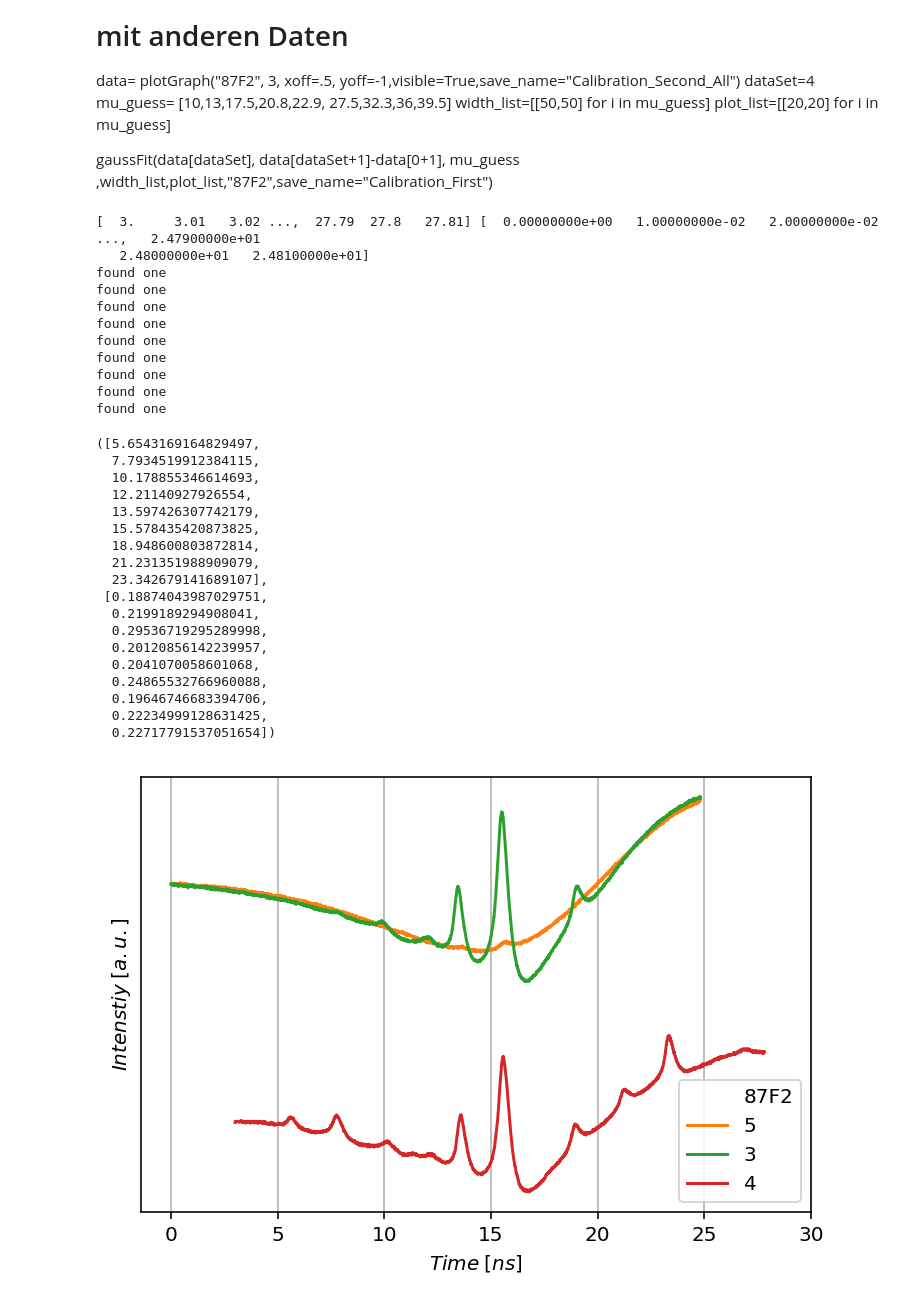
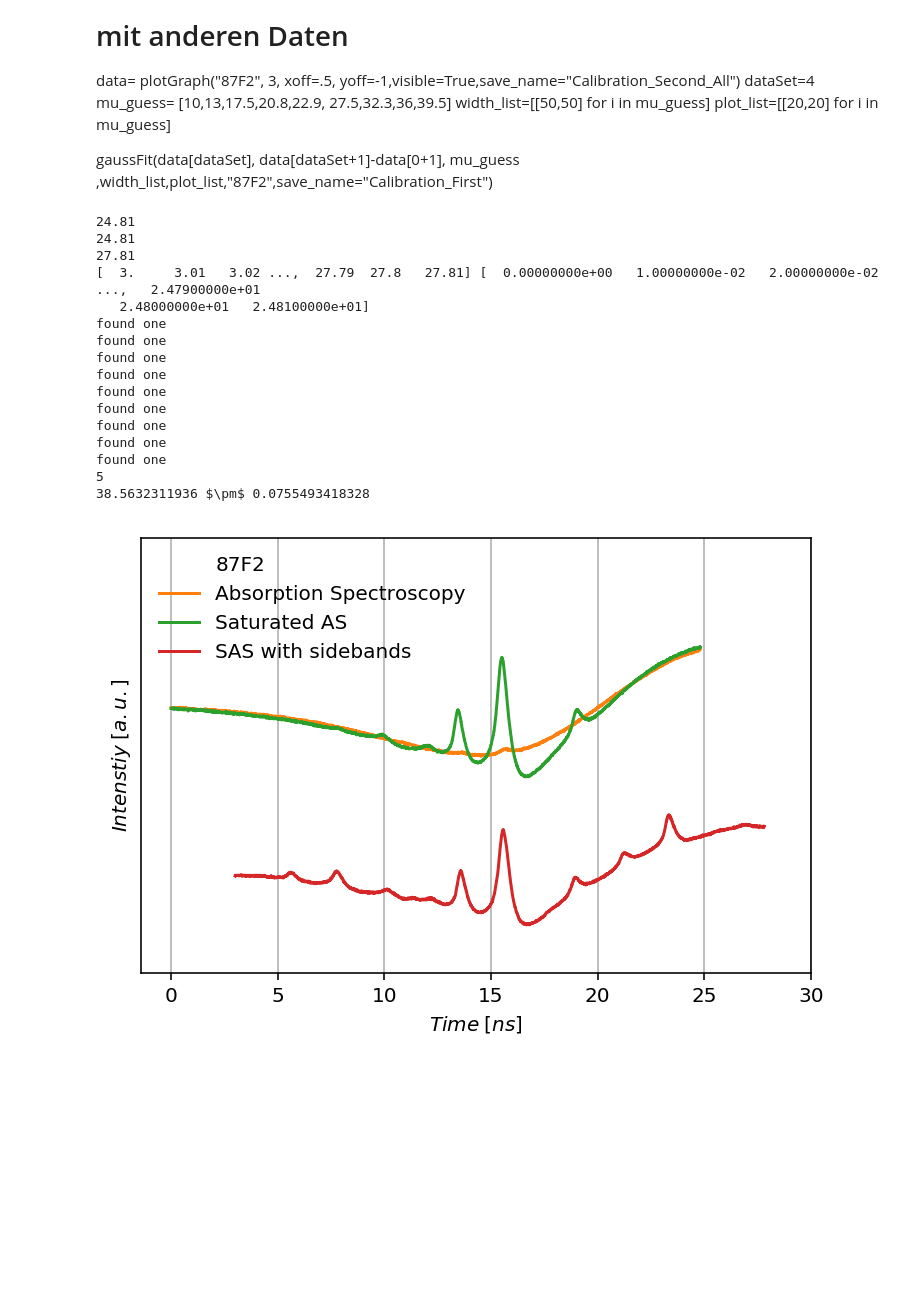
Before and after one commit to qwretz/fpraktikum, a Jupyter notebook: Laserspektroskopie/Wabalabadubduuub.ipynb, the cells around one changed output. Cells and saved outputs as stored; diff of their text form; code cells hidden in the pictures; blank space fills up the shorter version.

Commit message:
Plots fertig, jetzt .tex :(

```diff
--- a/Laserspektroskopie/Wabalabadubduuub.ipynb
+++ b/Laserspektroskopie/Wabalabadubduuub.ipynb
@@ -60,13 +66,14 @@ def find_cloeset_Pos_to_Value(array,value):
             continue
         return int(count)
 
-def gaussFit(time, intens, mu_guess,width_list, plot_list,ordner ,save_name=None):
-    mu_list,dmu_list=[],[]
+def gaussFit(time, intens, mu_guess,width_list, plot_list,ordner,peak_name_list ,split_legend=False,save_name=None):
+    mu_list,dmu_list  , legends=[],[],  []
     time_range=np.linspace(min(time),max(time),len(time))
 
     fig,ax=plt.subplots(dpi=144)
     ax.plot(time,intens,alpha=.4)
-    ax.plot([],[]," ", label=ordner)
+    jo, = ax.plot([],[]," ", label=ordner)
+    legends.append(jo)
 
     for i in range(len(mu_guess)):
         print("found one")
@@ -78,12 +85,21 @@ def gaussFit(time, intens, mu_guess,width_list, plot_list,ordner ,save_name=None
         plot_width=time_range[peak_pos-width[0]-plot_array[0] : peak_pos+width[1]+plot_array[1]]
 
         popt,pcov = cf(gauss, fit_width, intens[peak_pos-width[0] : peak_pos+width[1]], p0=[mu_guess[i], 1, 1, 1])
-        ax.plot( plot_width, gauss(plot_width,*popt),label=i+1)
+        leg, = ax.plot( plot_width, gauss(plot_width,*popt),label=peak_name_list[i])
+        legends.append(leg)
+
         mu_list.append(popt[0])
         dmu_list.append(abs(popt[1])) # sigma als fehler auf mu
 
     ax.set(yticks=[],ylabel="$Intenstiy\; [a.u.]$", xlabel="$Time\; [ns]$")
-    ax.legend()
+
+    if split_legend:
+        print(len(legends[:3]+legends[-2:]))
+        first_legend = ax.legend(handles=legends[:3]+legends[-2:],loc=2)
+        plt.gca().add_artist(first_legend)
+        ax.legend(handles=legends[3:-2],loc=1)
+    else: ax.legend()
+
     if save_name != None: fig.savefig("Plots/{}.png".format(save_name))
 
     return mu_list,dmu_list
@@ -98,9 +114,10 @@ plot_list=[[20,20] for i in mu_guess]
 
 gaussFit(data[dataSet], data[dataSet+1]-data[0+1], mu_guess ,width_list,plot_list,"87F2",save_name="Calibration_First")
 # %%
-data= plotGraph("87F2", 3, g=True,visible=True, xoff=3,yoff=-1,save_name="Calibration_Second_All")
+name_list=["Absorption Spectroscopy","Saturated AS", "SAS with sidebands"]
+data= plotGraph("87F2", 3,name_list, g=True,visible=True, xoff=3,yoff=-1,save_name="Calibration_Second_All")
 dataSet=4
-mu_guess= np.array([5.9,8,10.4,12.3,13.8, 15.8,18.75,21.4,23.6])
+mu_guess= np.array([5.9,8,10.4,12.3,13.8, 15.85,18.75,21.45,23.65])
 width_list=[[50,50] for i in mu_guess]
 plot_list=[[20,20] for i in mu_guess]
 
@@ -108,50 +125,46 @@ data[dataSet+1]-data[0+1]
 
 def shuffle_right(data,diff_offset=0): # SOLL: Erstellt eine ordentliche Differenzkurve erstellen, bzgl xoff
     print(data[0],data[2])
     shuffle,j ,first,stop=[],0 ,True,0
     for i in range(len(data[2])):
         a=round(data[0][j]*100)
         b=round(data[2][i]*100)
 
         if a != b: continue
         if first:
             stop=i
             first=False
         shuffle.append( data[1][j]-data[3][i])
         j+=1
     return shuffle ,stop
 
 shuffle, stop=shuffle_right([data[dataSet],data[dataSet+1],data[0],data[1]] , diff_offset=-1)
+peak_name_list=["SB CO13","SB CO23","CO12","F'=2","CO13","CO23","F'=3"  ,"SB CO13","SB CO23"]
 
-gaussFit(data[dataSet][stop:]-3, shuffle, mu_guess ,width_list,plot_list,"87F2",save_name="Calibration_Second_Real")
+mu,dmu=gaussFit(data[dataSet][stop:]-3, shuffle, mu_guess ,width_list,plot_list,"87F2", peak_name_list, split_legend=True,
+                  save_name="Calibration_Second_Real")
+
+diffs=[mu[4]-mu[0], mu[-2]-mu[4], mu[5]-mu[1], mu[-1]-mu[5]]
+ddiffs=[dmu[4]-dmu[0], dmu[-2]-dmu[4], dmu[5]-dmu[1], dmu[-1]-dmu[5]]
+umrechnungsfaktor = 300 / (sum(diffs)/len(diffs) )
+dumrechnungsfaktor = 300 * (sum(ddiffs)/len(ddiffs) ) /(sum(diffs)/len(diffs) )**2
+
+print(umrechnungsfaktor, "$\pm$", dumrechnungsfaktor)
 # %% [output]
+24.81
+24.81
+27.81
 [  3.     3.01   3.02 ...,  27.79  27.8   27.81] [  0.00000000e+00   1.00000000e-02   2.00000000e-02 ...,   2.47900000e+01
    2.48000000e+01   2.48100000e+01]
 found one
 found one
 found one
 found one
 found one
 found one
 found one
 found one
 found one
+5
+38.5632311936 $\pm$ 0.0755493418328
-([5.6543169164829497,
-  7.7934519912384115,
-  10.178855346614693,
-  12.21140927926554,
-  13.597426307742179,
-  15.578435420873825,
-  18.948600803872814,
-  21.231351988909079,
-  23.342679141689107],
- [0.18874043987029751,
-  0.2199189294908041,
-  0.29536719295289998,
-  0.20120856142239957,
-  0.2041070058601068,
-  0.24865532766960088,
-  0.19646746683394706,
-  0.22234999128631425,
-  0.22717791537051654])
-[figure, old version]
+[figure, new version]
```
Also changed, not shown: parts of 11 cells of this notebook, 12 other files.
